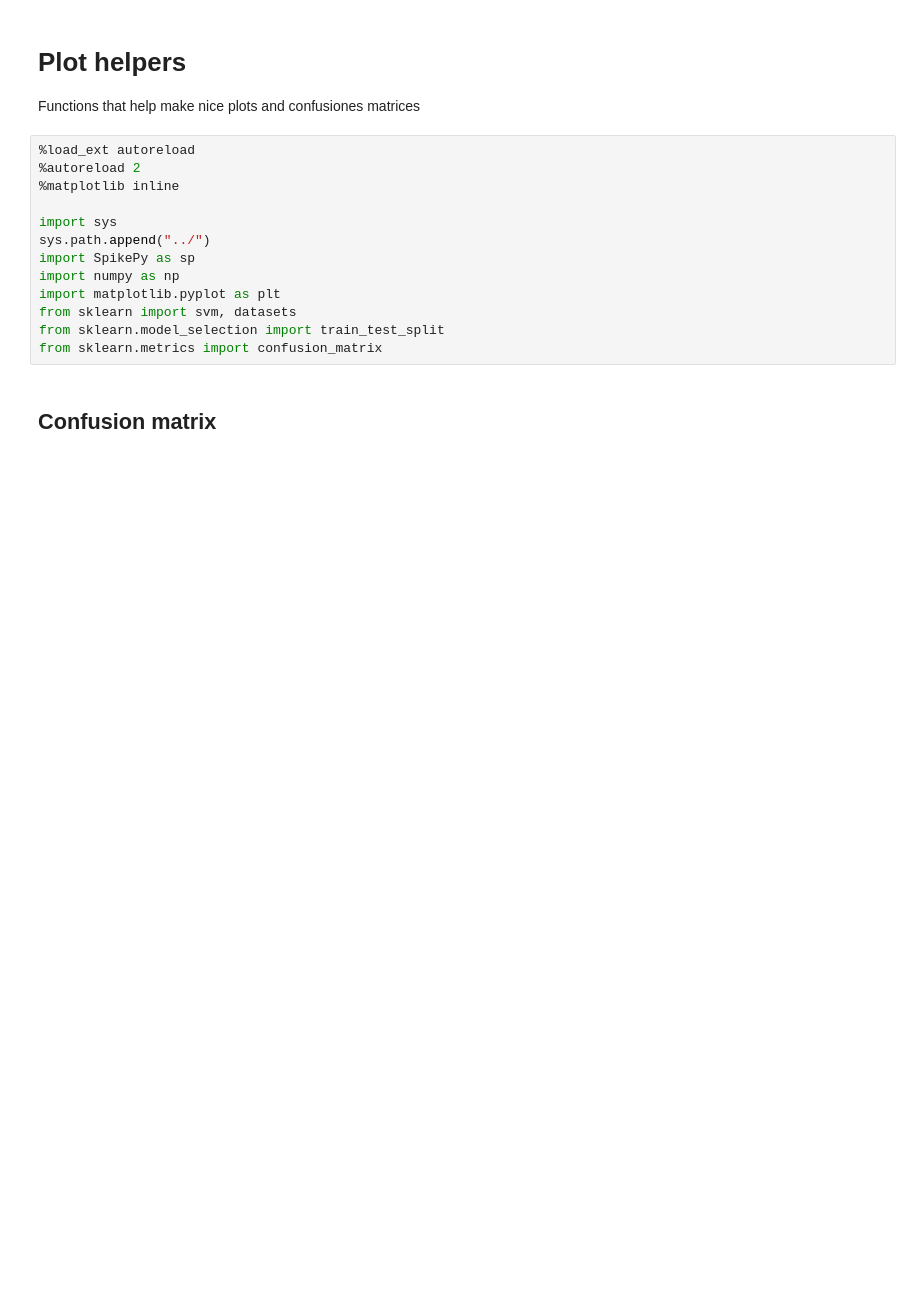
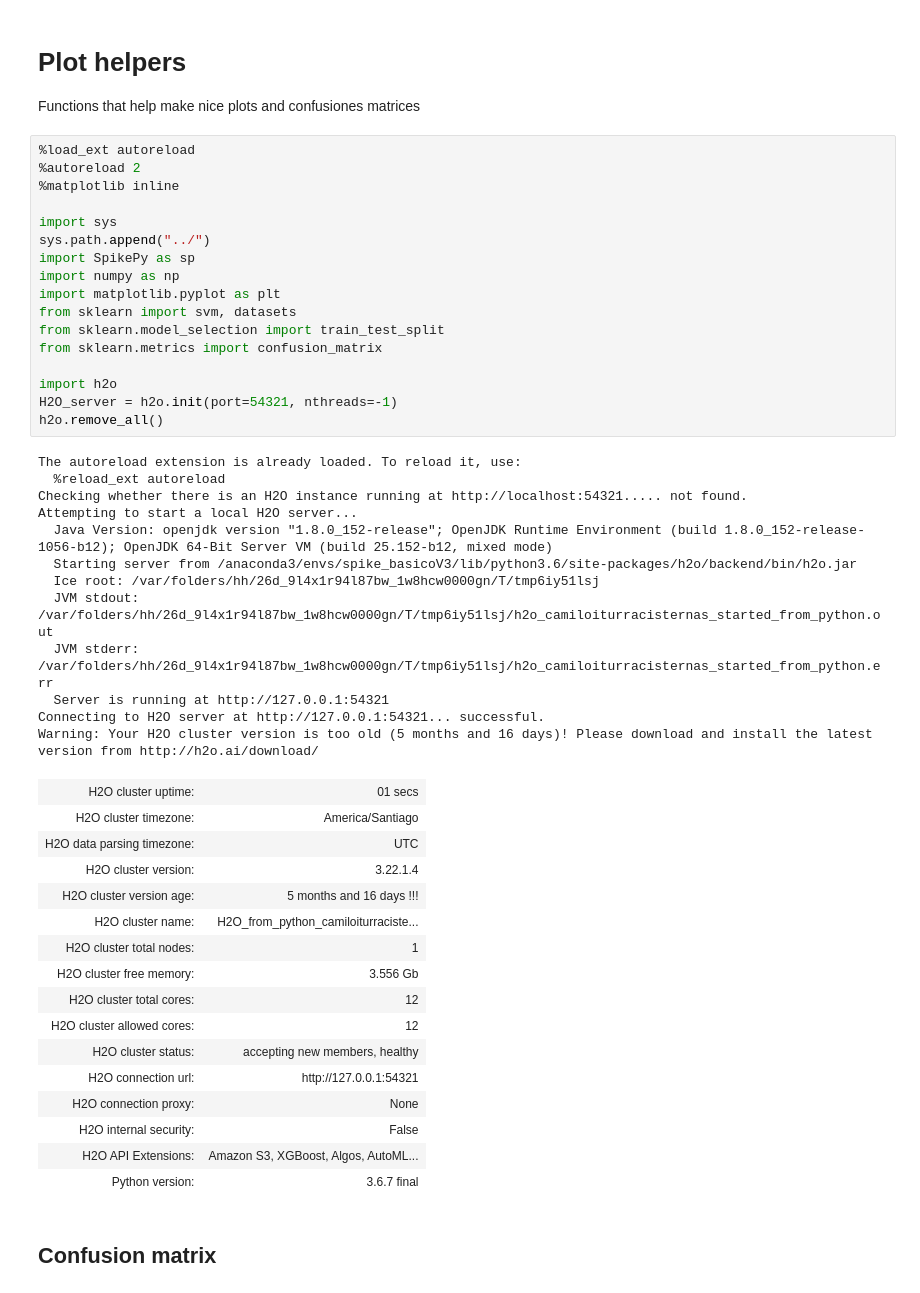
Before and after one commit to SpikeLab-CL/SpikePy, a Jupyter notebook: Notebooks/plots_helpers.ipynb, the cells around one changed output. Saved outputs shown, nothing was run; the diff lists cells and outputs as text; blank space fills up the shorter version.

```diff
--- a/Notebooks/plots_helpers.ipynb
+++ b/Notebooks/plots_helpers.ipynb
@@ -5,16 +5,49 @@ Functions that help make nice plots and confusiones matrices
 # %%
 %load_ext autoreload
 %autoreload 2
 %matplotlib inline
 
 import sys
 sys.path.append("../")
 import SpikePy as sp
 import numpy as np
 import matplotlib.pyplot as plt
 from sklearn import svm, datasets
 from sklearn.model_selection import train_test_split
 from sklearn.metrics import confusion_matrix
+
+import h2o
+H2O_server = h2o.init(port=54321, nthreads=-1)
+h2o.remove_all()
+# %% [output]
+The autoreload extension is already loaded. To reload it, use:
+  %reload_ext autoreload
+Checking whether there is an H2O instance running at http://localhost:54321..... not found.
+Attempting to start a local H2O server...
+  Java Version: openjdk version "1.8.0_152-release"; OpenJDK Runtime Environment (build 1.8.0_152-release-1056-b12); OpenJDK 64-Bit Server VM (build 25.152-b12, mixed mode)
+  Starting server from /anaconda3/envs/spike_basicoV3/lib/python3.6/site-packages/h2o/backend/bin/h2o.jar
+  Ice root: /var/folders/hh/26d_9l4x1r94l87bw_1w8hcw0000gn/T/tmp6iy51lsj
+  JVM stdout: /var/folders/hh/26d_9l4x1r94l87bw_1w8hcw0000gn/T/tmp6iy51lsj/h2o_camiloiturracisternas_started_from_python.out
+  JVM stderr: /var/folders/hh/26d_9l4x1r94l87bw_1w8hcw0000gn/T/tmp6iy51lsj/h2o_camiloiturracisternas_started_from_python.err
+  Server is running at http://127.0.0.1:54321
+Connecting to H2O server at http://127.0.0.1:54321... successful.
+Warning: Your H2O cluster version is too old (5 months and 16 days)! Please download and install the latest version from http://h2o.ai/download/
+| H2O cluster uptime: | 01 secs |
+| H2O cluster timezone: | America/Santiago |
+| H2O data parsing timezone: | UTC |
+| H2O cluster version: | 3.22.1.4 |
+| H2O cluster version age: | 5 months and 16 days !!! |
+| H2O cluster name: | H2O_from_python_camiloiturraciste... |
+| H2O cluster total nodes: | 1 |
+| H2O cluster free memory: | 3.556 Gb |
+| H2O cluster total cores: | 12 |
+| H2O cluster allowed cores: | 12 |
+| H2O cluster status: | accepting new members, healthy |
+| H2O connection url: | http://127.0.0.1:54321 |
+| H2O connection proxy: | None |
+| H2O internal security: | False |
+| H2O API Extensions: | Amazon S3, XGBoost, Algos, AutoML... |
+| Python version: | 3.6.7 final |
 # %% [markdown]
 ## Confusion matrix
 # %%
```
Also changed, not shown: parts of 5 cells of this notebook, 1 other file.
